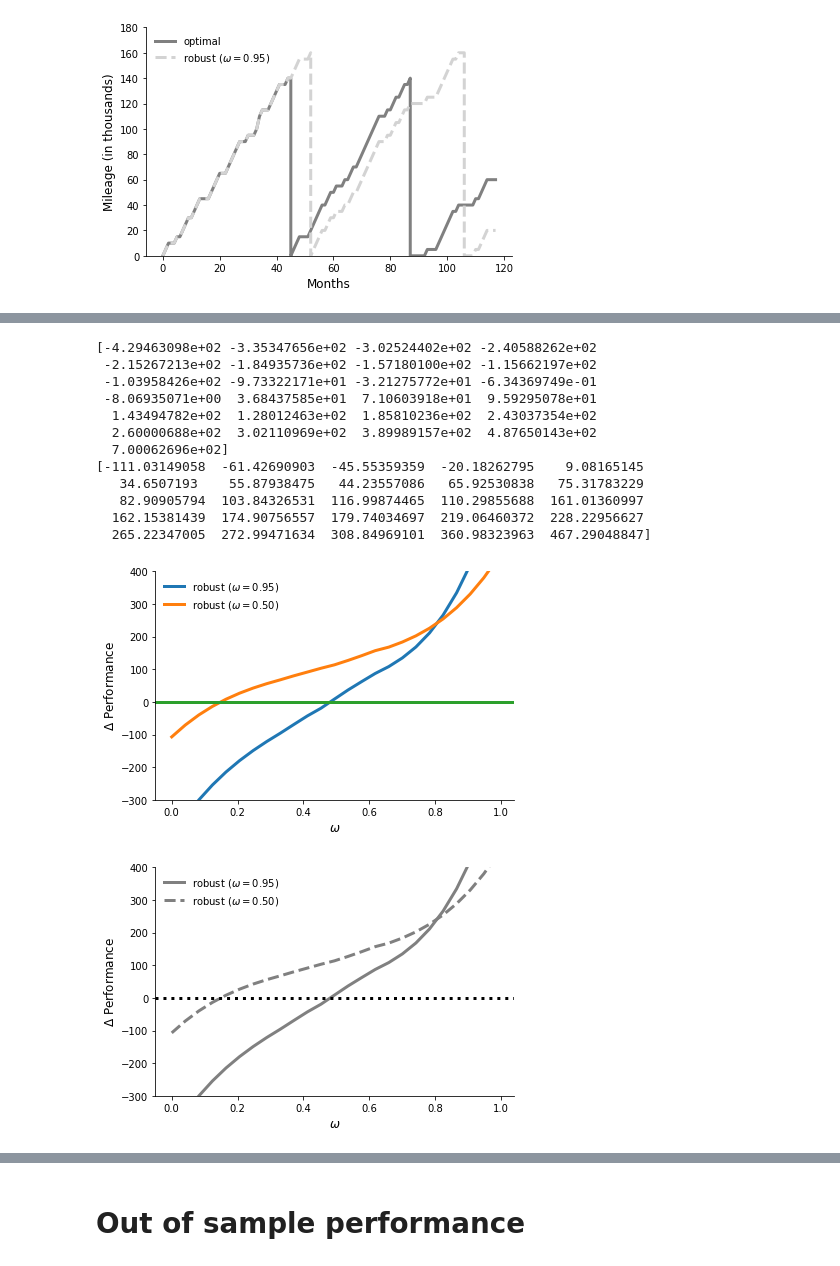
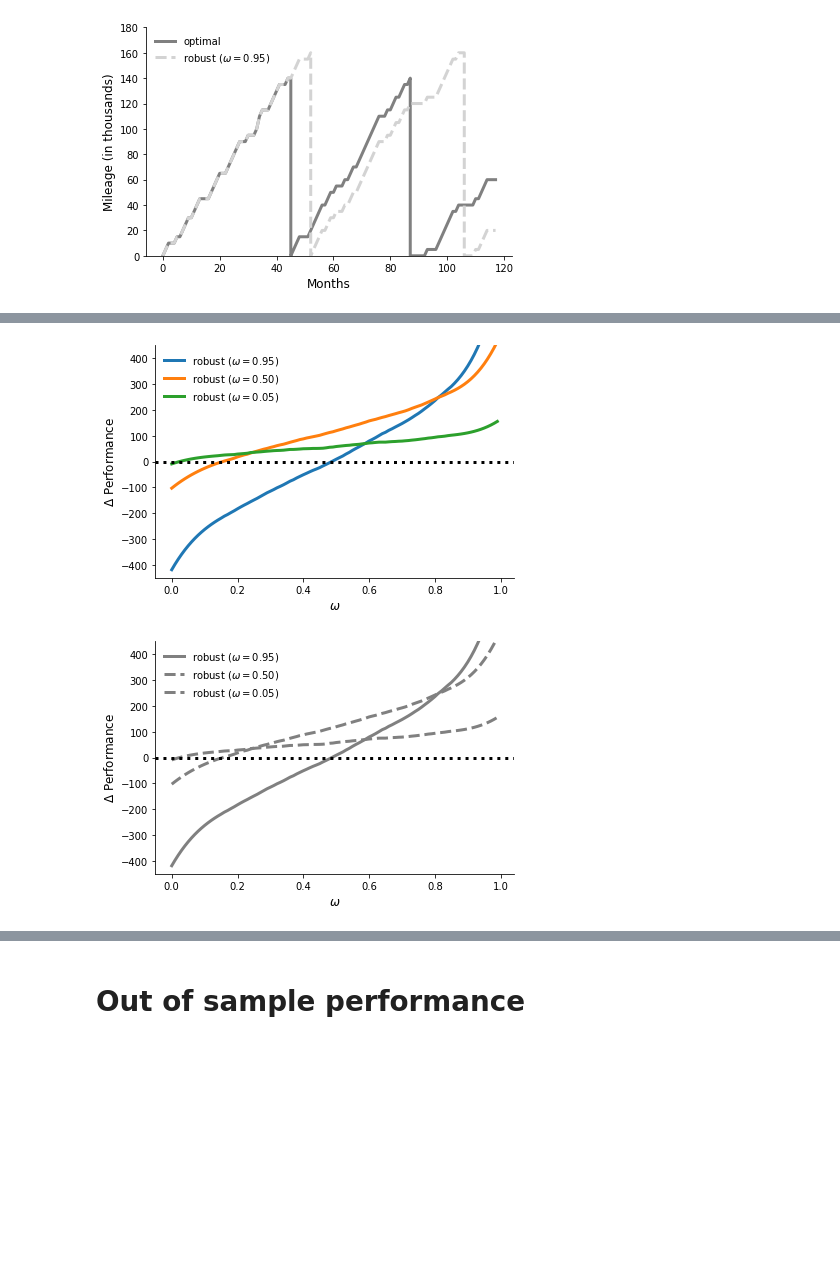
Before and after one commit to robustzurcher/analysis, a Jupyter notebook: notebooks/03_application.ipynb, the cells around one changed output, grey strips where cells are left out. Drawn from its saved outputs; the diff is of its cells as text; code cells hidden in the pictures; blank space fills up the shorter version.

```diff
--- a/notebooks/03_application.ipynb
+++ b/notebooks/03_application.ipynb
@@ -184,18 +180,6 @@ get_difference_plot("linear", window_length)
 # %%
-get_difference_plot("quad", window_length)
+get_difference_plot("quad")
 # %% [output]
-[-4.29463098e+02 -3.35347656e+02 -3.02524402e+02 -2.40588262e+02
- -2.15267213e+02 -1.84935736e+02 -1.57180100e+02 -1.15662197e+02
- -1.03958426e+02 -9.73322171e+01 -3.21275772e+01 -6.34369749e-01
- -8.06935071e+00  3.68437585e+01  7.10603918e+01  9.59295078e+01
-  1.43494782e+02  1.28012463e+02  1.85810236e+02  2.43037354e+02
-  2.60000688e+02  3.02110969e+02  3.89989157e+02  4.87650143e+02
-  7.00062696e+02]
-[-111.03149058  -61.42690903  -45.55359359  -20.18262795    9.08165145
-   34.6507193    55.87938475   44.23557086   65.92530838   75.31783229
-   82.90905794  103.84326531  116.99874465  110.29855688  161.01360997
-  162.15381439  174.90756557  179.74034697  219.06460372  228.22956627
-  265.22347005  272.99471634  308.84969101  360.98323963  467.29048847]
-[figure, old version]
+[figure, new version]
-[figure, old version]
+[figure, new version]
 # %%
```
Also changed, not shown: parts of 14 cells of this notebook, 22 other files.
